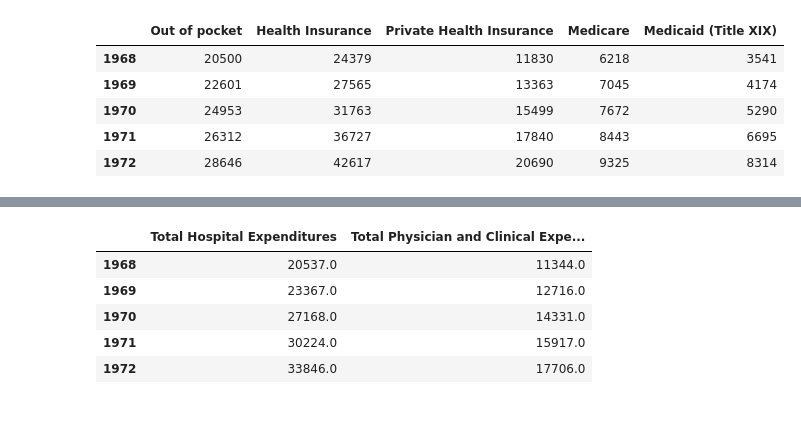
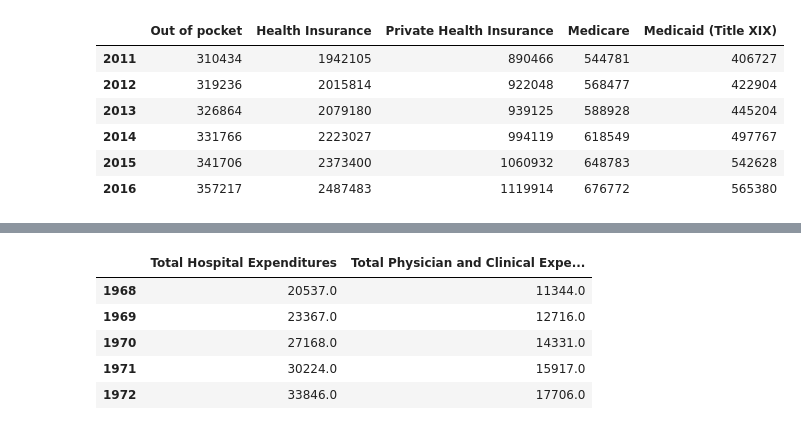
Before and after one commit to Rshn8411/project1, a Jupyter notebook: DL_Graphs/Daniel_Experimental_Graphing.ipynb, the cells around one changed output, grey strips where cells are left out. Drawn from its saved outputs; the diff is of its cells as text; code cells hidden in the pictures.

```diff
--- a/DL_Graphs/Daniel_Experimental_Graphing.ipynb
+++ b/DL_Graphs/Daniel_Experimental_Graphing.ipynb
@@ -27,15 +27,16 @@ national_expend.head()
 | 1972 | 92657 | 28646 | 42617 | 20690 | 9325 | ... |
 # %%
 # Remove total column
-compare_nontotal = national_expend.iloc[:, 1:6]
-compare_nontotal.head()
+compare_nontotal = national_expend.iloc[43:49, 1:6]
+compare_nontotal
 # %% [output]
 |  | Out of pocket | Health Insurance | Private Health Insurance | Medicare | Medicaid (Title XIX) |
-| 1968 | 20500 | 24379 | 11830 | 6218 | 3541 |
-| 1969 | 22601 | 27565 | 13363 | 7045 | 4174 |
-| 1970 | 24953 | 31763 | 15499 | 7672 | 5290 |
-| 1971 | 26312 | 36727 | 17840 | 8443 | 6695 |
-| 1972 | 28646 | 42617 | 20690 | 9325 | 8314 |
+| 2011 | 310434 | 1942105 | 890466 | 544781 | 406727 |
+| 2012 | 319236 | 2015814 | 922048 | 568477 | 422904 |
+| 2013 | 326864 | 2079180 | 939125 | 588928 | 445204 |
+| 2014 | 331766 | 2223027 | 994119 | 618549 | 497767 |
+| 2015 | 341706 | 2373400 | 1060932 | 648783 | 542628 |
+| 2016 | 357217 | 2487483 | 1119914 | 676772 | 565380 |
 # %%
 # Toying with graphs - need to limit info to see trends
 
```
Also changed, not shown: parts of 1 cell of this notebook, 7 other files.
